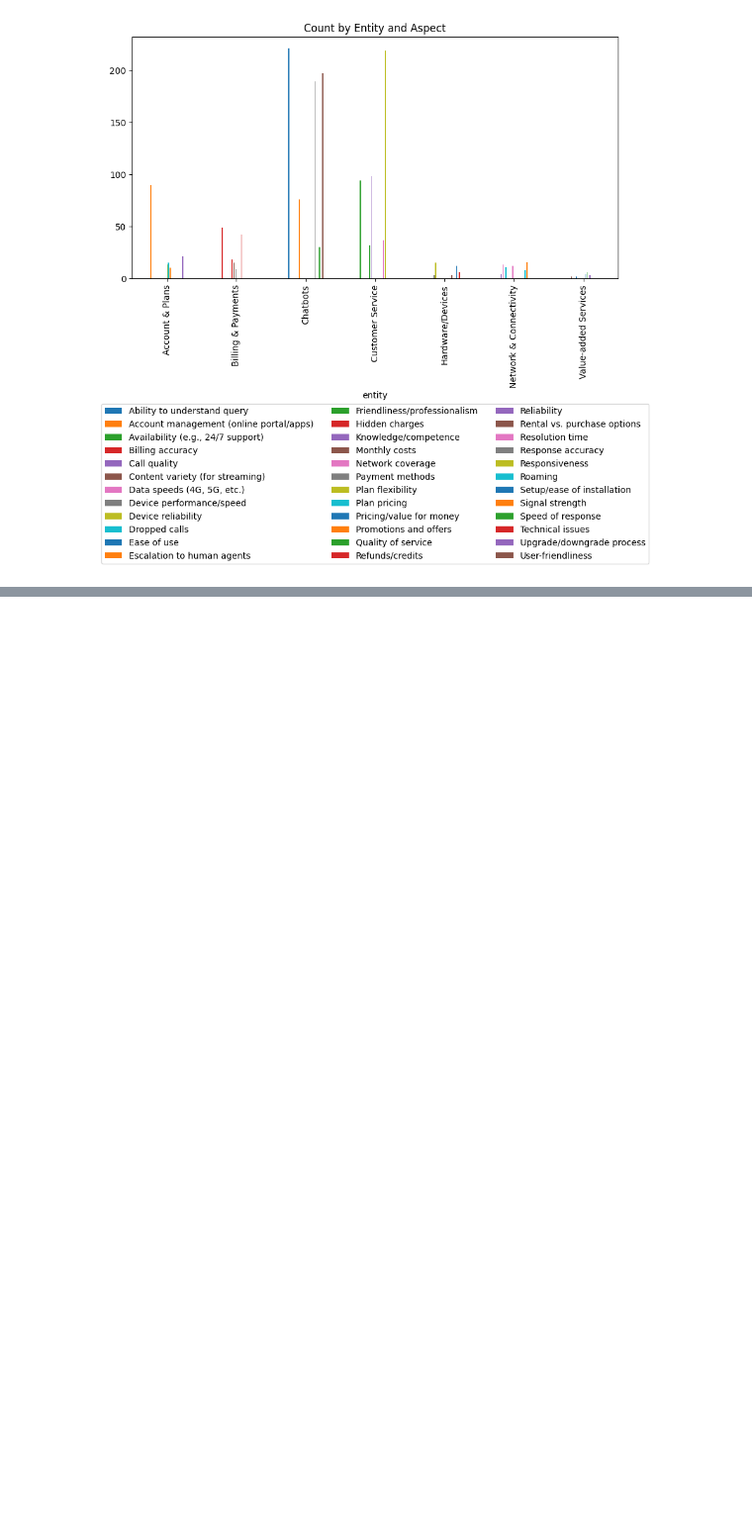
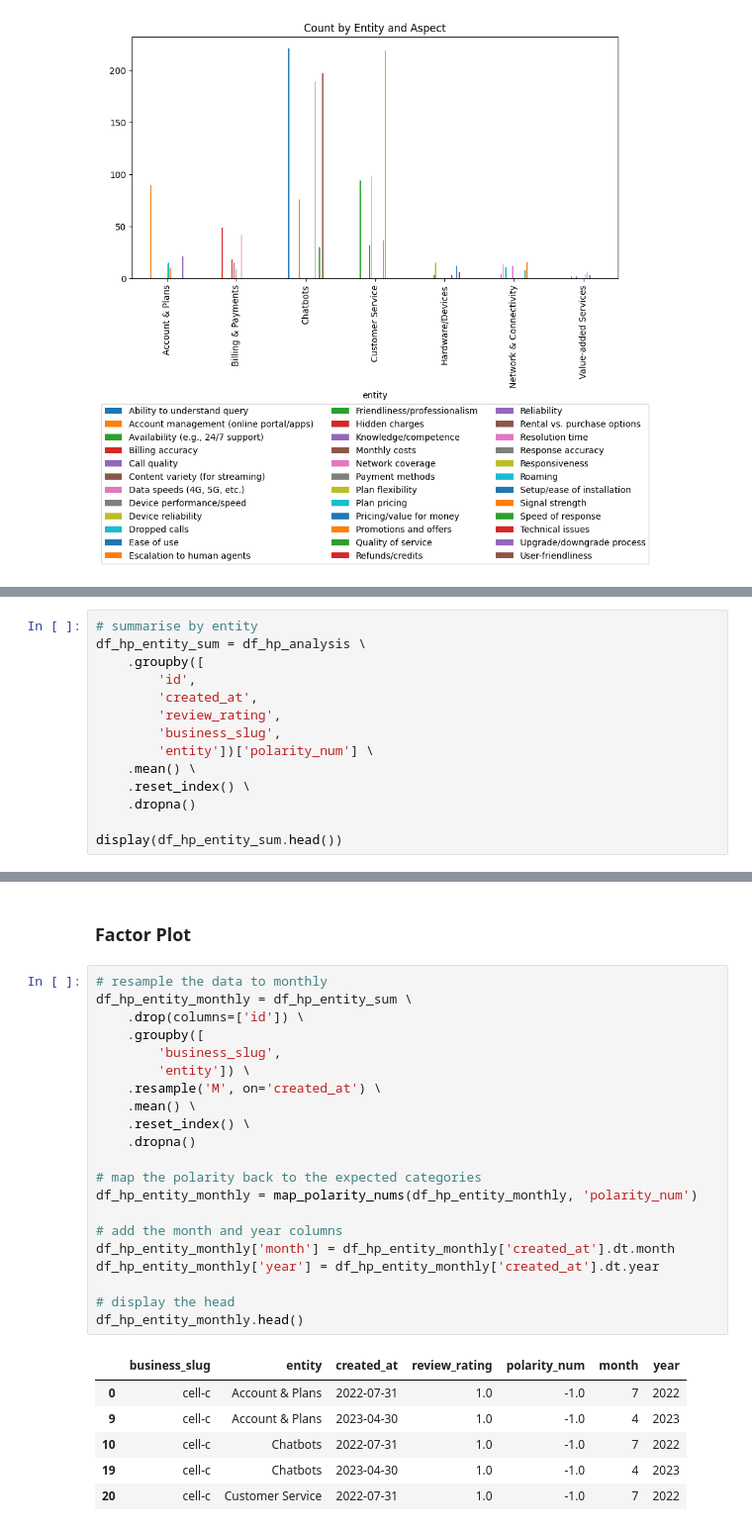
Before and after one commit to JohnnyFoulds/dsm050-2023-apr, a Jupyter notebook: notebooks/03_coursework/03-04_time_series.ipynb, the cells around one changed output, grey strips where cells are left out. Shown: that part at 99% size. Cells and saved outputs as stored; diff of their text form; blank space fills up the shorter version.

```diff
--- a/notebooks/03_coursework/03-04_time_series.ipynb
+++ b/notebooks/03_coursework/03-04_time_series.ipynb
@@ -366,0 +403,14 @@ plt.show()
+# %%
+# summarise by entity
+df_hp_entity_sum = df_hp_analysis \
+    .groupby([
+        'id',
+        'created_at',
+        'review_rating',
+        'business_slug',
+        'entity'])['polarity_num'] \
+    .mean() \
+    .reset_index() \
+    .dropna()
+
+display(df_hp_entity_sum.head())
@@ -366,0 +450,30 @@ plt.show()
+# %% [markdown]
+### Factor Plot
+# %%
+# resample the data to monthly
+df_hp_entity_monthly = df_hp_entity_sum \
+    .drop(columns=['id']) \
+    .groupby([
+        'business_slug',
+        'entity']) \
+    .resample('M', on='created_at') \
+    .mean() \
+    .reset_index() \
+    .dropna()
+
+# map the polarity back to the expected categories
+df_hp_entity_monthly = map_polarity_nums(df_hp_entity_monthly, 'polarity_num')
+
+# add the month and year columns
+df_hp_entity_monthly['month'] = df_hp_entity_monthly['created_at'].dt.month
+df_hp_entity_monthly['year'] = df_hp_entity_monthly['created_at'].dt.year
+
+# display the head
+df_hp_entity_monthly.head()
+# %% [output]
+|  | business_slug | entity | created_at | review_rating | polarity_num | month | year |
+| 0 | cell-c | Account & Plans | 2022-07-31 | 1.0 | -1.0 | 7 | 2022 |
+| 9 | cell-c | Account & Plans | 2023-04-30 | 1.0 | -1.0 | 4 | 2023 |
+| 10 | cell-c | Chatbots | 2022-07-31 | 1.0 | -1.0 | 7 | 2022 |
+| 19 | cell-c | Chatbots | 2023-04-30 | 1.0 | -1.0 | 4 | 2023 |
+| 20 | cell-c | Customer Service | 2022-07-31 | 1.0 | -1.0 | 7 | 2022 |
```
Also changed, not shown: parts of 6 cells of this notebook.
